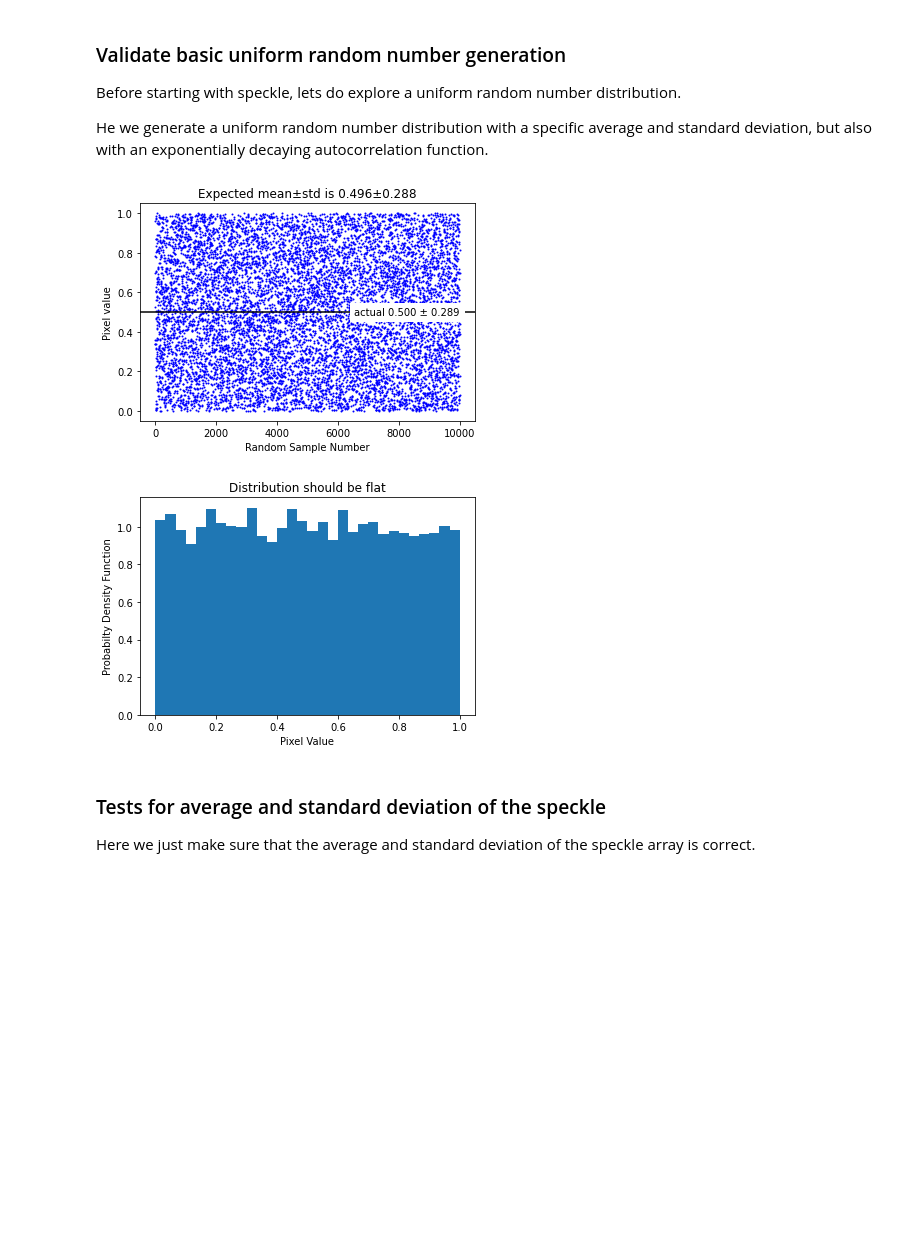
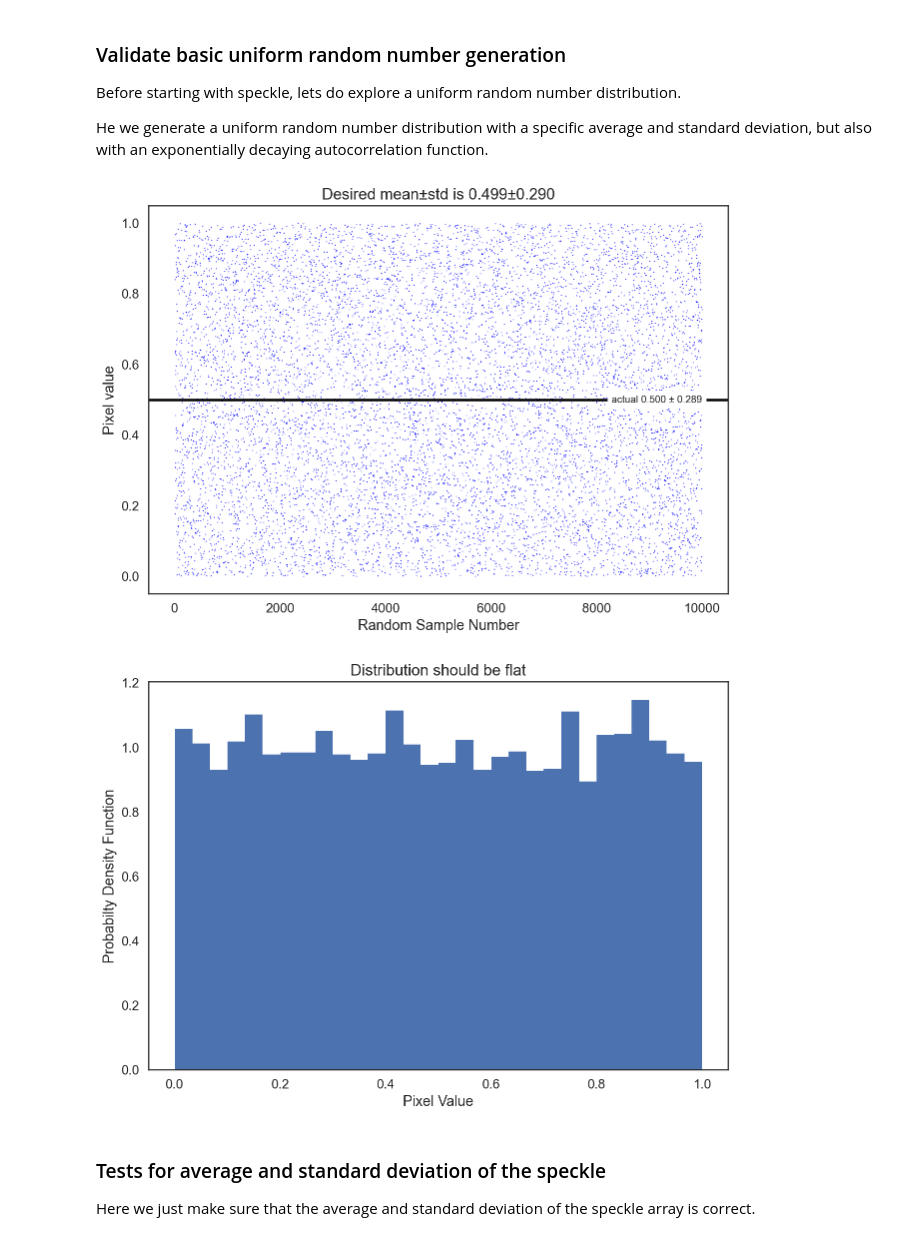
Before and after one commit to scottprahl/pyspeckle, a Jupyter notebook: docs/0-One-Dim-Speckle-Basics.ipynb, the cells around one changed output. Drawn from its saved outputs; the diff is of its cells as text; code cells hidden in the pictures; blank space fills up the shorter version.

```diff
--- a/docs/0-One-Dim-Speckle-Basics.ipynb
+++ b/docs/0-One-Dim-Speckle-Basics.ipynb
@@ -18,6 +18,9 @@ try:
 except ModuleNotFoundError:
     print('pyspeckle is not installed. To install, uncomment and run the cell above.')
     print('Once installation is successful, rerun this cell again.')
+
+%config InlineBackend.figure_format='retina'
+plt.style.use('seaborn-talk')
 # %% [markdown]
 ## Exponential autocorrelation generation
 
@@ -29,33 +32,32 @@ Before starting with speckle, lets do explore a uniform random number distributi
 
 He we generate a uniform random number distribution with a specific average and standard deviation, but also with an exponentially decaying autocorrelation function.
 # %%
-M=10000
-expected_ave = 1/2
-expected_std = (1-0)/np.sqrt(12)
-y = np.random.random(M)
-
+target_length = 10000
+target_ave = 1/2
+target_std = (1-0)/np.sqrt(12)
+y = np.random.random(target_length)
 
 #calculated values from generated y values
 ave = np.mean(y)
 std = np.sqrt(np.var(y))
 
 plt.plot(y,'ob',markersize=1)
-plt.axhline(expected_ave, color='black')
-plt.text(M, expected_ave, "actual %.3f ± %.3f"%(expected_ave,expected_std), ha='right', va='center', backgroundcolor="white")
-plt.title("Expected mean±std is %.3f±%.3f" % (ave,std))
+plt.axhline(target_ave, color='black')
+plt.text(target_length, target_ave, "actual %.3f ± %.3f"%(target_ave,target_std), ha='right', va='center', backgroundcolor="white")
+plt.title("Desired mean±std is %.3f±%.3f" % (ave,std))
 plt.xlabel('Random Sample Number')
 plt.ylabel('Pixel value')
 plt.show()
 
 
 count, bins, ignored = plt.hist(y, 30, density=True)
 plt.xlabel("Pixel Value")
 plt.ylabel("Probabilty Density Function")
 plt.title("Distribution should be flat")
 plt.show()
 # %% [output]
-[figure, old version]
+[figure, new version]
-[figure, old version]
+[figure, new version]
 # %% [markdown]
 ### Tests for average and standard deviation of the speckle
 
```
Also changed, not shown: parts of 5 cells of this notebook.
